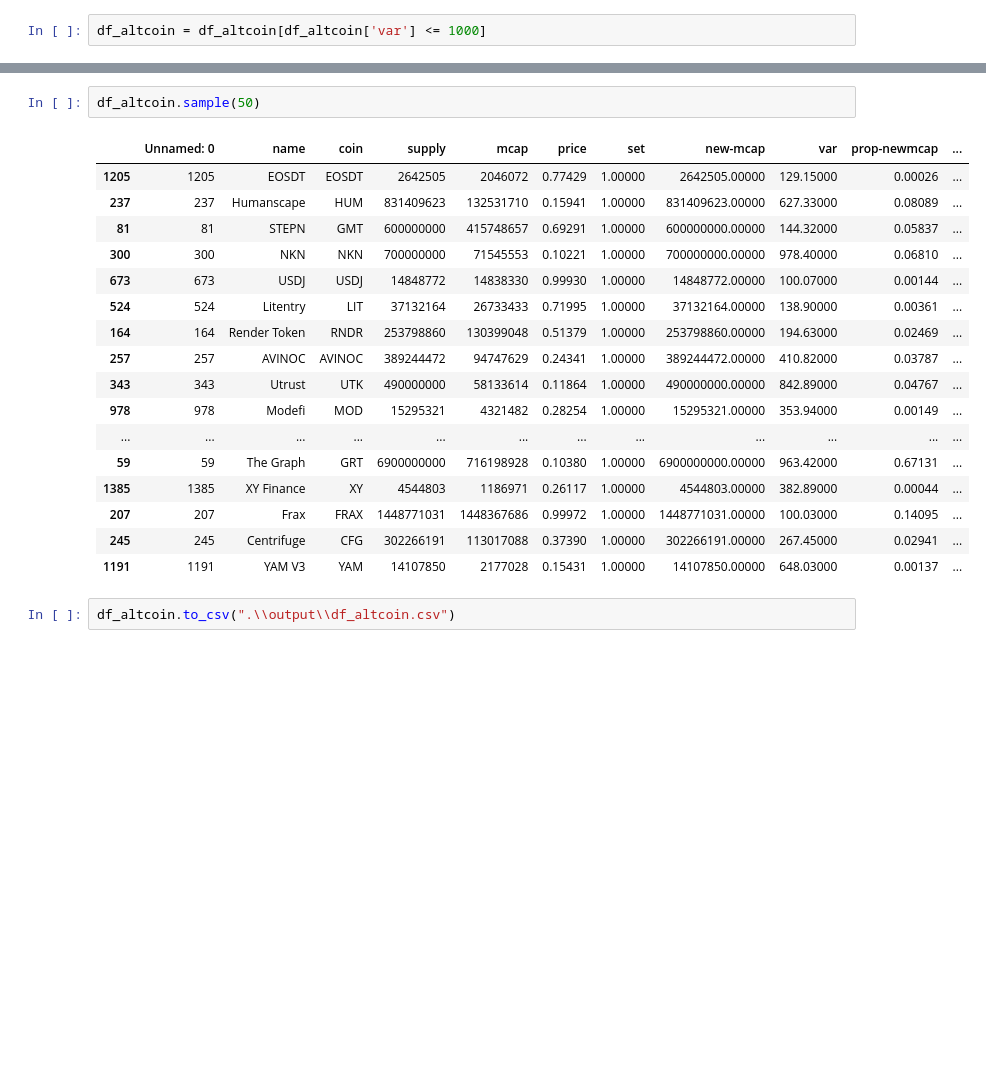
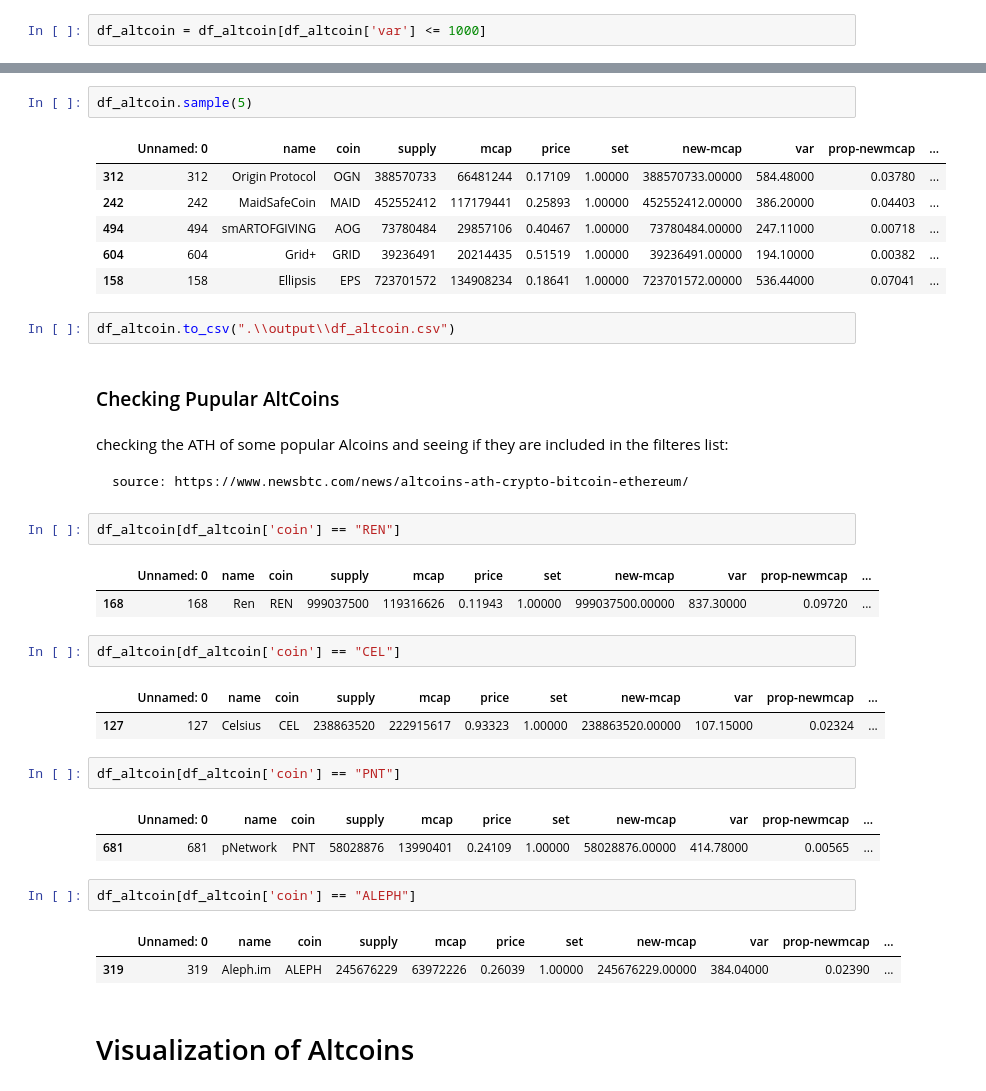
Before and after one commit to Chelechepe/Project_VI-Final_Project, a Jupyter notebook: EDA - selecting our crypto to Analyze.ipynb, the cells around one changed output, grey strips where cells are left out. Cells and saved outputs as stored; diff of their text form; blank space fills up the shorter version.

```diff
--- a/EDA - selecting our crypto to Analyze.ipynb
+++ b/EDA - selecting our crypto to Analyze.ipynb
@@ -241,24 +241,41 @@ df_altcoin.describe()
 | 75% | 889.50000 | 258356331.50000 | 74703337.50000 | 0.51342 | 1.00000 | 258356331.50000 | 619.61500 | 0.02514 | 0.00727 | 6.19616 |
 | max | 1438.00000 | 8617397990.00000 | 6860373921.00000 | 0.99994 | 1.00000 | 8617397990.00000 | 993.90000 | 0.83839 | 0.66745 | 9.93900 |
 # %%
-df_altcoin.sample(50)
+df_altcoin.sample(5)
 # %% [output]
 |  | Unnamed: 0 | name | coin | supply | mcap | price | set | new-mcap | var | prop-newmcap | ... |
-| 1205 | 1205 | EOSDT | EOSDT | 2642505 | 2046072 | 0.77429 | 1.00000 | 2642505.00000 | 129.15000 | 0.00026 | ... |
-| 237 | 237 | Humanscape | HUM | 831409623 | 132531710 | 0.15941 | 1.00000 | 831409623.00000 | 627.33000 | 0.08089 | ... |
-| 81 | 81 | STEPN | GMT | 600000000 | 415748657 | 0.69291 | 1.00000 | 600000000.00000 | 144.32000 | 0.05837 | ... |
-| 300 | 300 | NKN | NKN | 700000000 | 71545553 | 0.10221 | 1.00000 | 700000000.00000 | 978.40000 | 0.06810 | ... |
-| 673 | 673 | USDJ | USDJ | 14848772 | 14838330 | 0.99930 | 1.00000 | 14848772.00000 | 100.07000 | 0.00144 | ... |
-| 524 | 524 | Litentry | LIT | 37132164 | 26733433 | 0.71995 | 1.00000 | 37132164.00000 | 138.90000 | 0.00361 | ... |
-| 164 | 164 | Render Token | RNDR | 253798860 | 130399048 | 0.51379 | 1.00000 | 253798860.00000 | 194.63000 | 0.02469 | ... |
-| 257 | 257 | AVINOC | AVINOC | 389244472 | 94747629 | 0.24341 | 1.00000 | 389244472.00000 | 410.82000 | 0.03787 | ... |
-| 343 | 343 | Utrust | UTK | 490000000 | 58133614 | 0.11864 | 1.00000 | 490000000.00000 | 842.89000 | 0.04767 | ... |
-| 978 | 978 | Modefi | MOD | 15295321 | 4321482 | 0.28254 | 1.00000 | 15295321.00000 | 353.94000 | 0.00149 | ... |
-| ... | ... | ... | ... | ... | ... | ... | ... | ... | ... | ... | ... |
-| 59 | 59 | The Graph | GRT | 6900000000 | 716198928 | 0.10380 | 1.00000 | 6900000000.00000 | 963.42000 | 0.67131 | ... |
-| 1385 | 1385 | XY Finance | XY | 4544803 | 1186971 | 0.26117 | 1.00000 | 4544803.00000 | 382.89000 | 0.00044 | ... |
-| 207 | 207 | Frax | FRAX | 1448771031 | 1448367686 | 0.99972 | 1.00000 | 1448771031.00000 | 100.03000 | 0.14095 | ... |
-| 245 | 245 | Centrifuge | CFG | 302266191 | 113017088 | 0.37390 | 1.00000 | 302266191.00000 | 267.45000 | 0.02941 | ... |
-| 1191 | 1191 | YAM V3 | YAM | 14107850 | 2177028 | 0.15431 | 1.00000 | 14107850.00000 | 648.03000 | 0.00137 | ... |
+| 312 | 312 | Origin Protocol | OGN | 388570733 | 66481244 | 0.17109 | 1.00000 | 388570733.00000 | 584.48000 | 0.03780 | ... |
+| 242 | 242 | MaidSafeCoin | MAID | 452552412 | 117179441 | 0.25893 | 1.00000 | 452552412.00000 | 386.20000 | 0.04403 | ... |
+| 494 | 494 | smARTOFGIVING | AOG | 73780484 | 29857106 | 0.40467 | 1.00000 | 73780484.00000 | 247.11000 | 0.00718 | ... |
+| 604 | 604 | Grid+ | GRID | 39236491 | 20214435 | 0.51519 | 1.00000 | 39236491.00000 | 194.10000 | 0.00382 | ... |
+| 158 | 158 | Ellipsis | EPS | 723701572 | 134908234 | 0.18641 | 1.00000 | 723701572.00000 | 536.44000 | 0.07041 | ... |
 # %%
 df_altcoin.to_csv(".\\output\\df_altcoin.csv")
+# %% [markdown]
+### Checking Pupular AltCoins
+# %% [markdown]
+checking the ATH of some popular Alcoins and seeing if they are included in the filteres list:
+
+    source: https://www.newsbtc.com/news/altcoins-ath-crypto-bitcoin-ethereum/
+# %%
+df_altcoin[df_altcoin['coin'] == "REN"]
+# %% [output]
+|  | Unnamed: 0 | name | coin | supply | mcap | price | set | new-mcap | var | prop-newmcap | ... |
+| 168 | 168 | Ren | REN | 999037500 | 119316626 | 0.11943 | 1.00000 | 999037500.00000 | 837.30000 | 0.09720 | ... |
+# %%
+df_altcoin[df_altcoin['coin'] == "CEL"]
+# %% [output]
+|  | Unnamed: 0 | name | coin | supply | mcap | price | set | new-mcap | var | prop-newmcap | ... |
+| 127 | 127 | Celsius | CEL | 238863520 | 222915617 | 0.93323 | 1.00000 | 238863520.00000 | 107.15000 | 0.02324 | ... |
+# %%
+df_altcoin[df_altcoin['coin'] == "PNT"]
+# %% [output]
+|  | Unnamed: 0 | name | coin | supply | mcap | price | set | new-mcap | var | prop-newmcap | ... |
+| 681 | 681 | pNetwork | PNT | 58028876 | 13990401 | 0.24109 | 1.00000 | 58028876.00000 | 414.78000 | 0.00565 | ... |
+# %%
+df_altcoin[df_altcoin['coin'] == "ALEPH"]
+# %% [output]
+|  | Unnamed: 0 | name | coin | supply | mcap | price | set | new-mcap | var | prop-newmcap | ... |
+| 319 | 319 | Aleph.im | ALEPH | 245676229 | 63972226 | 0.26039 | 1.00000 | 245676229.00000 | 384.04000 | 0.02390 | ... |
+# %% [markdown]
+# Visualization of Altcoins
```
Also changed, not shown: parts of 6 cells of this notebook, 1 other file.
